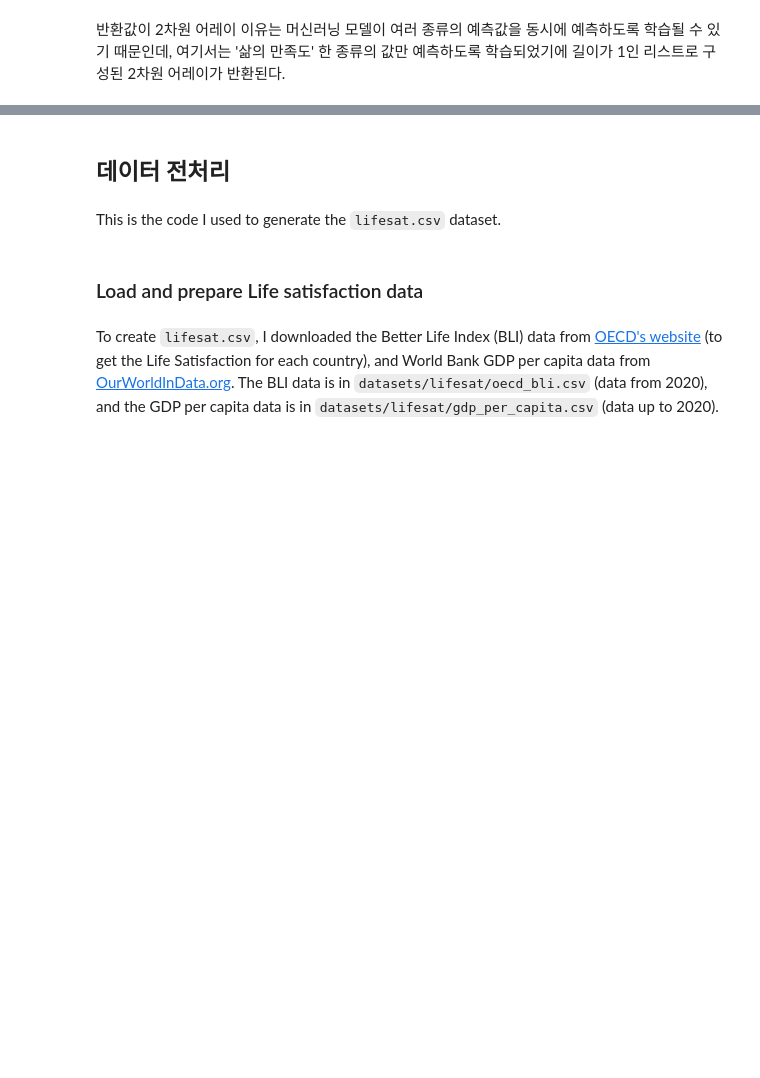
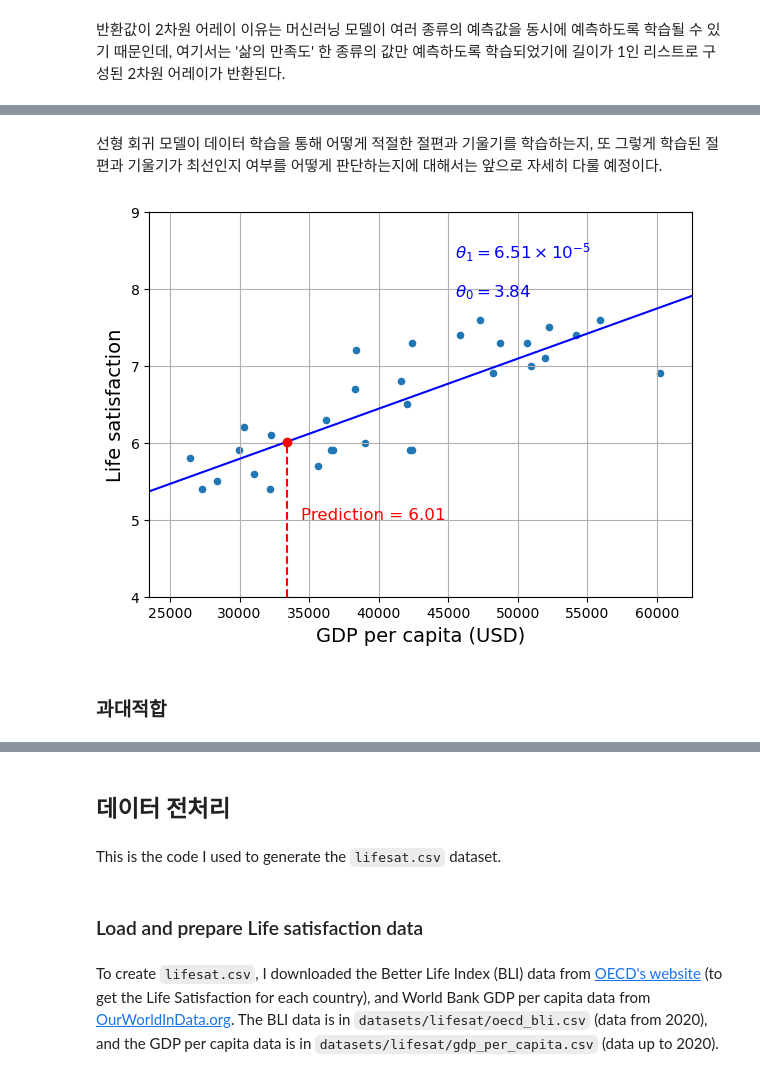
Before and after one commit to codingalzi/code-workout-ml, a Jupyter notebook: notebooks/code-ml_landscape.ipynb, the cells around one changed output, grey strips where cells are left out. Cells and saved outputs as stored; diff of their text form; code cells hidden in the pictures; blank space fills up the shorter version.

```diff
--- a/notebooks/code-ml_landscape.ipynb
+++ b/notebooks/code-ml_landscape.ipynb
@@ -236,6 +242,9 @@ LinearRegression()
 아래 코드에서 `X_new` 변수가 `predict()` 메서드의 인자인 2차원 리스트를 가리킨다.
 # %%
 # Make a prediction for Puerto Rico
-X_new = [[33_442.8]]  # Puerto Rico' GDP per capita in 2020
-print(oecd_model.predict(X_new)) # outputs [[6.01610329]]
+puerto_rico_gdp_per_capita = 33_442.8  # Puerto Rico' GDP per capita in 2020
+X_new = [[puerto_rico_gdp_per_capita]]
+
+puerto_rico_predicted_life_satisfaction = oecd_linear_model.predict(X_new)[0][0]
+print(f"푸에르토리코의 2020년 삶의 만족도 예측값: {puerto_rico_predicted_life_satisfaction:.2f}")
 # %% [output]
@@ -272,0 +328,31 @@ array([[6.58802774],
+# %% [markdown]
+선형 회귀 모델이 데이터 학습을 통해 어떻게 적절한 절편과 기울기를 학습하는지,
+또 그렇게 학습된 절편과 기울기가 최선인지 여부를 어떻게 판단하는지에 대해서는
+앞으로 자세히 다룰 예정이다.
+# %%
+lifesat.plot(kind='scatter', figsize=(7, 5), grid=True,
+                   x=gdppc_col, y=lifesat_col)
+
+X_range = np.linspace(min_gdp, max_gdp, 1000)
+plt.plot(X_range, theta_0 + theta_1 * X_range, "b")
+
+plt.text(min_gdp + 22_000, max_life_sat - 1.1,
+         fr"$\theta_0 = {theta_0:.2f}$", color="b")
+plt.text(min_gdp + 22_000, max_life_sat - 0.6,
+         fr"$\theta_1 = {theta_1 * 1e5:.2f} \times 10^{{-5}}$", color="b")
+
+plt.plot([puerto_rico_gdp_per_capita, puerto_rico_gdp_per_capita],
+         [min_life_sat, puerto_rico_predicted_life_satisfaction], "r--")
+plt.text(puerto_rico_gdp_per_capita + 1000, 5.0,
+         fr"Prediction = {puerto_rico_predicted_life_satisfaction:.2f}",
+         color="r")
+plt.plot(puerto_rico_gdp_per_capita, puerto_rico_predicted_life_satisfaction,
+         "ro")
+
+plt.axis([min_gdp, max_gdp, min_life_sat, max_life_sat])
+
+plt.show()
+# %% [output]
+[figure, added]
+# %% [markdown]
+### 과대적합
```
Also changed, not shown: parts of 38 cells of this notebook.
